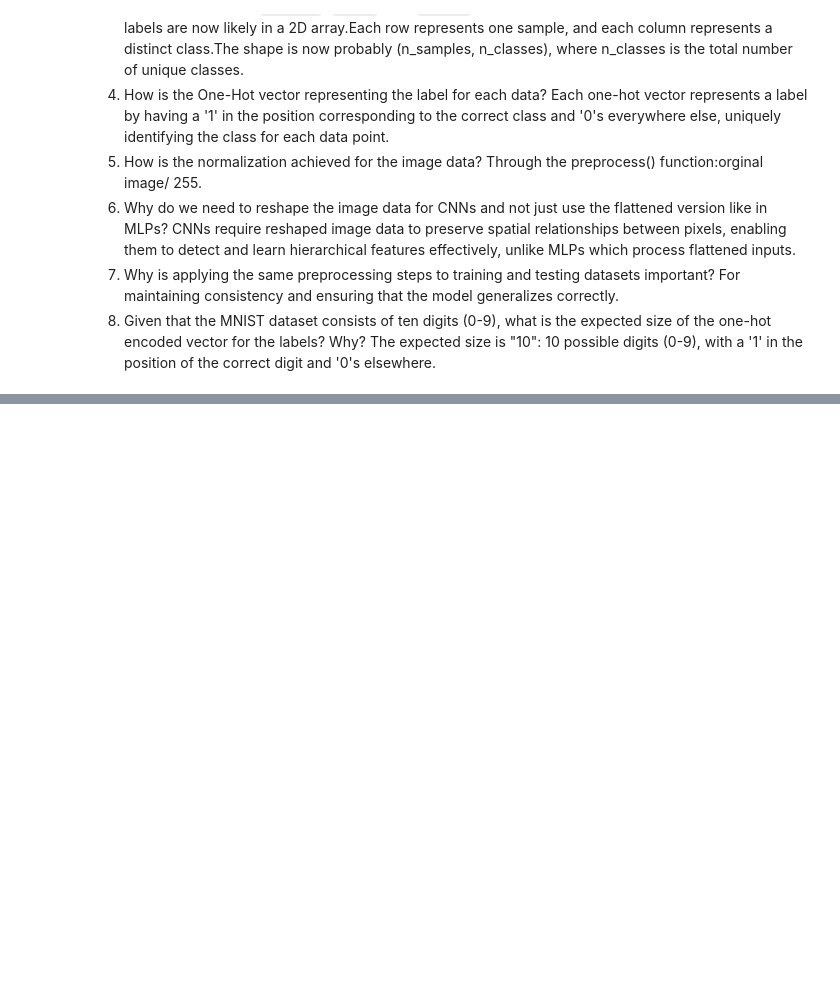
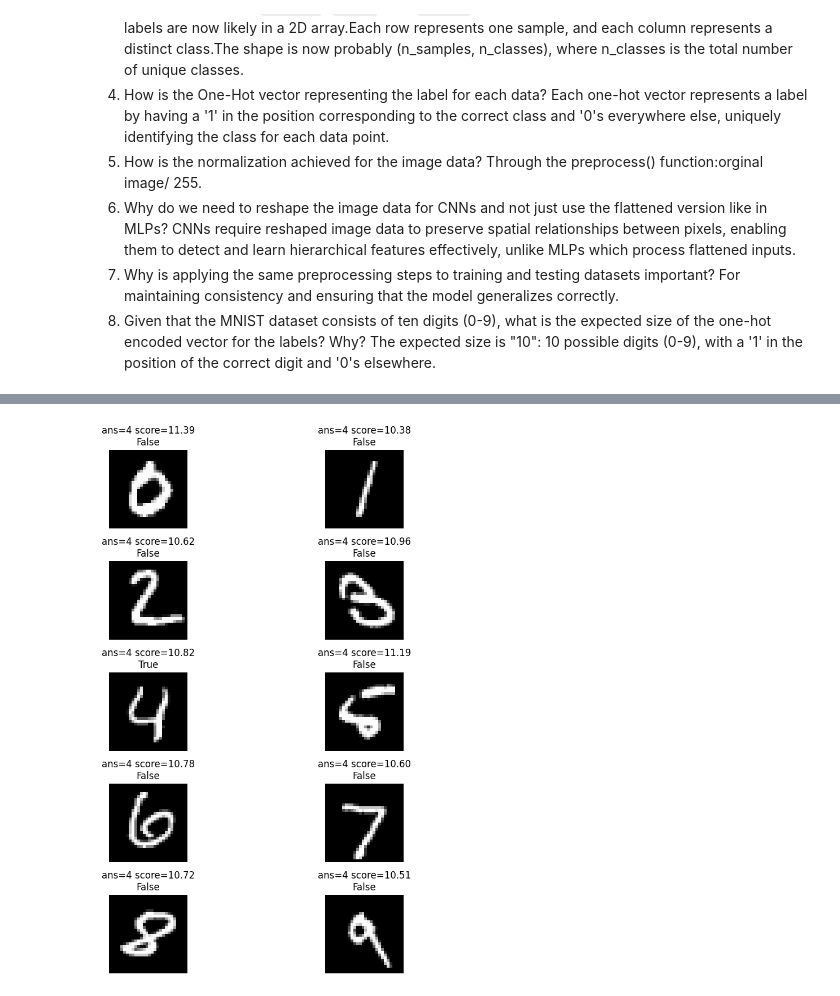
Before and after one commit to l-fan3/MTEC-345_Homework_Fall2024, a Jupyter notebook: MNIST_CNN_Classification.ipynb.ipynb, the cells around one changed output, grey strips where cells are left out. Saved outputs shown, nothing was run; the diff lists cells and outputs as text; code cells hidden in the pictures; blank space fills up the shorter version.

```diff
--- a/MNIST_CNN_Classification.ipynb.ipynb
+++ b/MNIST_CNN_Classification.ipynb.ipynb
@@ -202,0 +457,9 @@ For maintaining consistency and ensuring that the model generalizes correctly.
+# %%
+import glob
+
+def get_last_weight(log_dir):
+    # Get a list of all hdf5 files in the directory
+    weight_paths = glob.glob(os.path.join(log_dir, "*.hdf5"))
+
+    # Return the path with the highest epoch number (assuming filename structure is consistent)
+    return max(weight_paths, key=os.path.getctime) if weight_paths else None
@@ -202,0 +503,45 @@ For maintaining consistency and ensuring that the model generalizes correctly.
+# %%
+# Load the MNIST dataset and only keep the test data
+_, (test_x, test_y) = tf.keras.datasets.mnist.load_data()
+
+# For each class (0 through 9), find the index of the first occurrence and store these indices
+samples = [np.where(test_y == i)[0][0] for i in range(10)]
+
+# Use the found indices to extract one sample per class from the test data
+selected_x = test_x[samples]
+selected_y = test_y[samples]
+
+# Apply preprocessing to each selected image. The preprocess function might be
+# performing tasks like normalization, reshaping etc. However, we avoid any
+# label-related preprocessing.
+preprocessed_x = np.array([preprocess(img, label=False) for img in selected_x])
+
+# Remove any singleton dimensions from the preprocessed data
+preprocessed_x = np.squeeze(preprocessed_x, axis=1)
+
+# Use the trained model to predict the class of each preprocessed image
+predictions = model.predict(preprocessed_x)
+
+# Initialize a 10x10 inches figure to plot the images
+plt.figure(figsize=(10,10))
+
+# Loop through each selected image, its true label, and the predicted probabilities
+for i, (x, y, pred) in enumerate(zip(selected_x, selected_y, predictions)):
+    # Get the class with the highest predicted probability
+    ans = np.argmax(pred)
+    # Get the confidence score of the prediction
+    score = np.max(pred) * 100
+
+    # Plot the image in a grid, turning off the axis, and showing the predicted
+    # class, confidence score, and whether the prediction was correct.
+    plt.subplot(5,2, i+1)
+    plt.axis("off")
+    plt.title(f"ans={ans} score={score:.2f}\n{ans==y}")
+    plt.imshow(x, cmap='gray')
+
+# Adjust the layout to ensure the subplots do not overlap
+plt.tight_layout()
+
+# Display the plot
+plt.show()
+# %% [output]
@@ -202,0 +549 @@ For maintaining consistency and ensuring that the model generalizes correctly.
+[figure, added]
```
Also changed, not shown: parts of 14 cells of this notebook.
